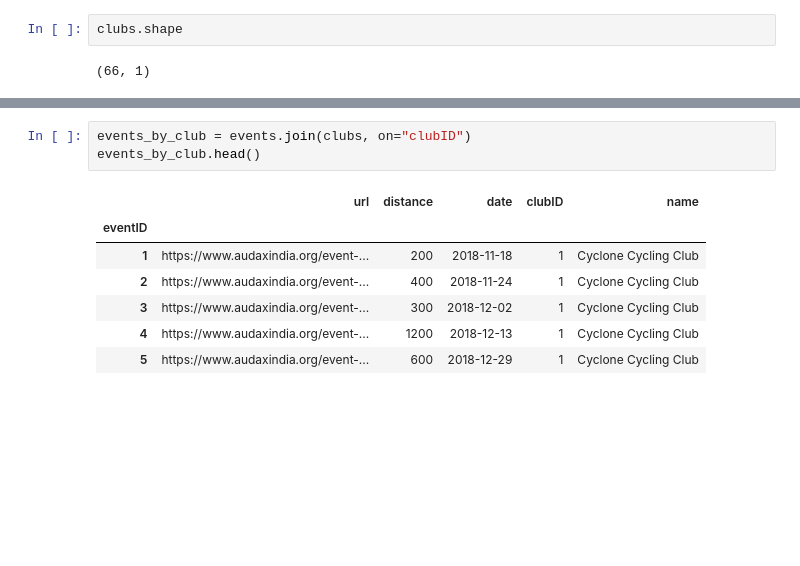
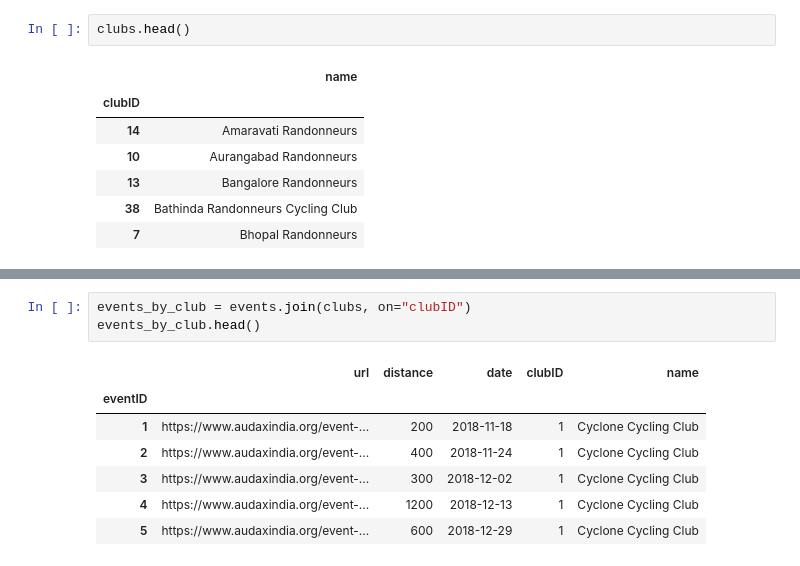
Before and after one commit to debugger24/AIR, a Jupyter notebook: Audax India Randonneurs.ipynb, the cells around one changed output, grey strips where cells are left out. Saved outputs shown, nothing was run; the diff lists cells and outputs as text; blank space fills up the shorter version.

```diff
--- a/Audax India Randonneurs.ipynb
+++ b/Audax India Randonneurs.ipynb
@@ -55,5 +64,11 @@ records.head()
 # %%
-clubs.shape
+clubs.head()
 # %% [output]
-(66, 1)
+|  | name |
+| clubID |  |
+| 14 | Amaravati Randonneurs |
+| 10 | Aurangabad Randonneurs |
+| 13 | Bangalore Randonneurs |
+| 38 | Bathinda Randonneurs Cycling Club |
+| 7 | Bhopal Randonneurs |
 # %%
```
Also changed, not shown: parts of 22 cells of this notebook.
